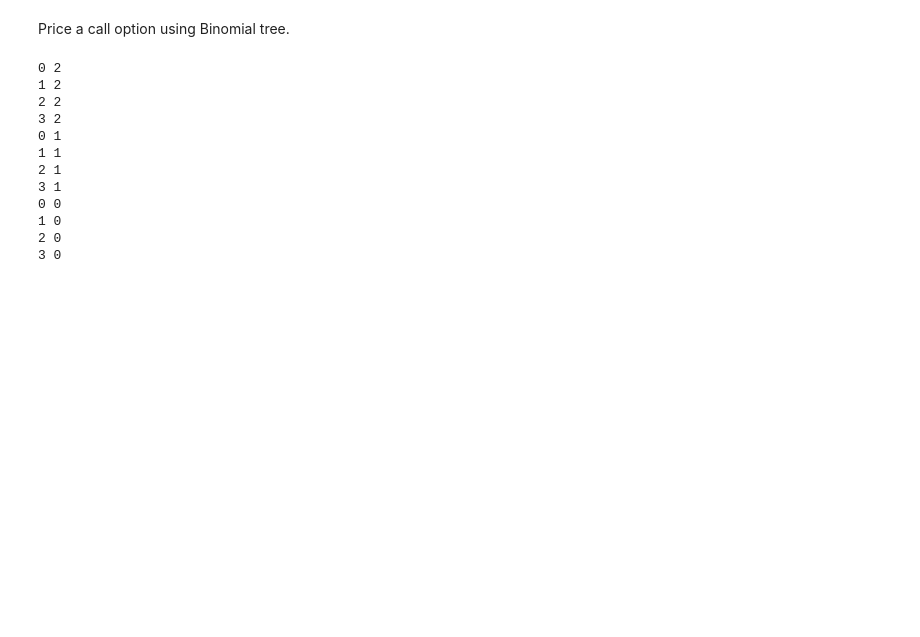
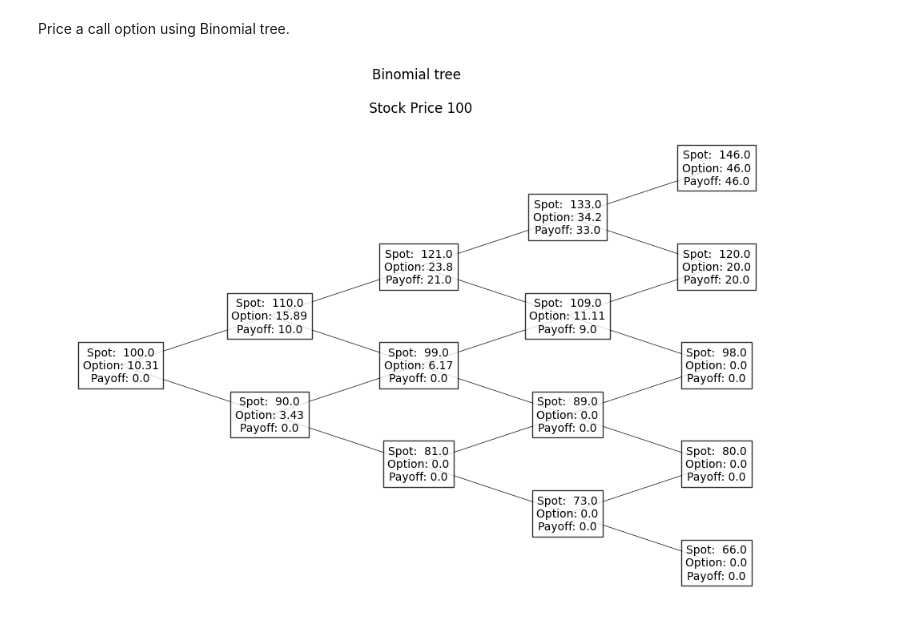
Before and after one commit to graphlet/practice, a Jupyter notebook: src/exercises/quant/binomial_option_pricing.ipynb, the cells around one changed output. Drawn from its saved outputs; the diff is of its cells as text; code cells hidden in the pictures; blank space fills up the shorter version.

Commit message:
Binomial options impl in python notebook

```diff
--- a/src/exercises/quant/binomial_option_pricing.ipynb
+++ b/src/exercises/quant/binomial_option_pricing.ipynb
@@ -5 +77,25 @@ import numpy as np
+# %%
+stock_price = 100
+volatality = 0.2
+interest_rate = 0.05
+strike = 100
+time_steps = 4
+
+option_price = BinomialOption(
+    stock_price,
+    volatality,
+    interest_rate,
+    strike,
+    time_steps)
+
+def print_matrix(matrix, steps):
+    for row_idx in range(steps):
+        for col_idx in range(steps):
+            print(f"{col_idx}, {row_idx} -> {matrix[col_idx, row_idx]}")
+
+option_price.calculate()
+plotter = Plotter()
+plotter.plot(stock_price, time_steps, option_price.price_matrix, option_price.value_matrix, option_price.payoff_matrix)
+# %% [output]
+[figure, added]
 # %%
@@ -49,17 +127,14 @@ for row_idx in range(time_steps):
 # %%
-for row_idx in range(time_steps-2, -1, -1):
-    for col_idx in range (time_steps):
-        print(col_idx, row_idx)
+value_matrix = np.zeros((matrix_dim, matrix_dim))
+dt = 1 / time_steps
+discount_factor = 1 / (1 + interest_rate * dt)
+
+
+for j in range(matrix_dim-1, -1, -1):
+    for i in range (j+1):
+        if j == time_steps:
+            value_matrix[i,j] = payoff_matrix[i,j]
+        else:
+            value_matrix[i,j] = discount_factor * (p * value_matrix[i, j+1] + (1-p) * value_matrix[i+1, j+1])
+
+print_matrix(value_matrix)
-# %% [output]
-0 2
-1 2
-2 2
-3 2
-0 1
-1 1
-2 1
-3 1
-0 0
-1 0
-2 0
-3 0
```
Also changed, not shown: parts of 9 cells of this notebook, 4 other files.
